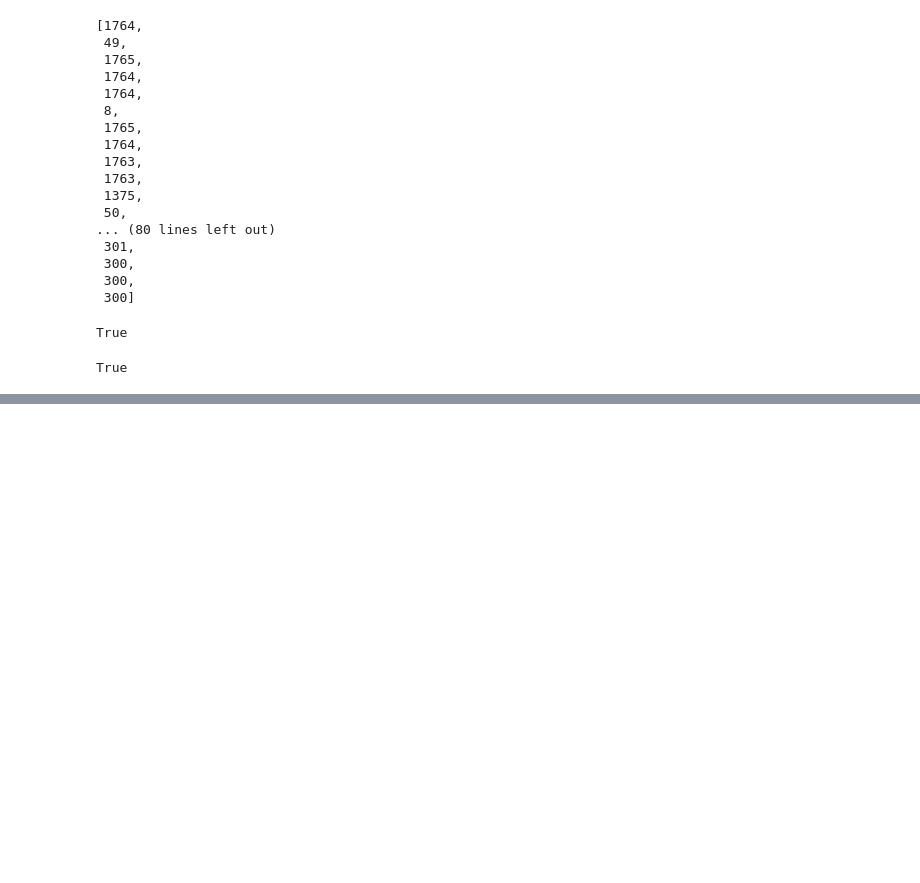
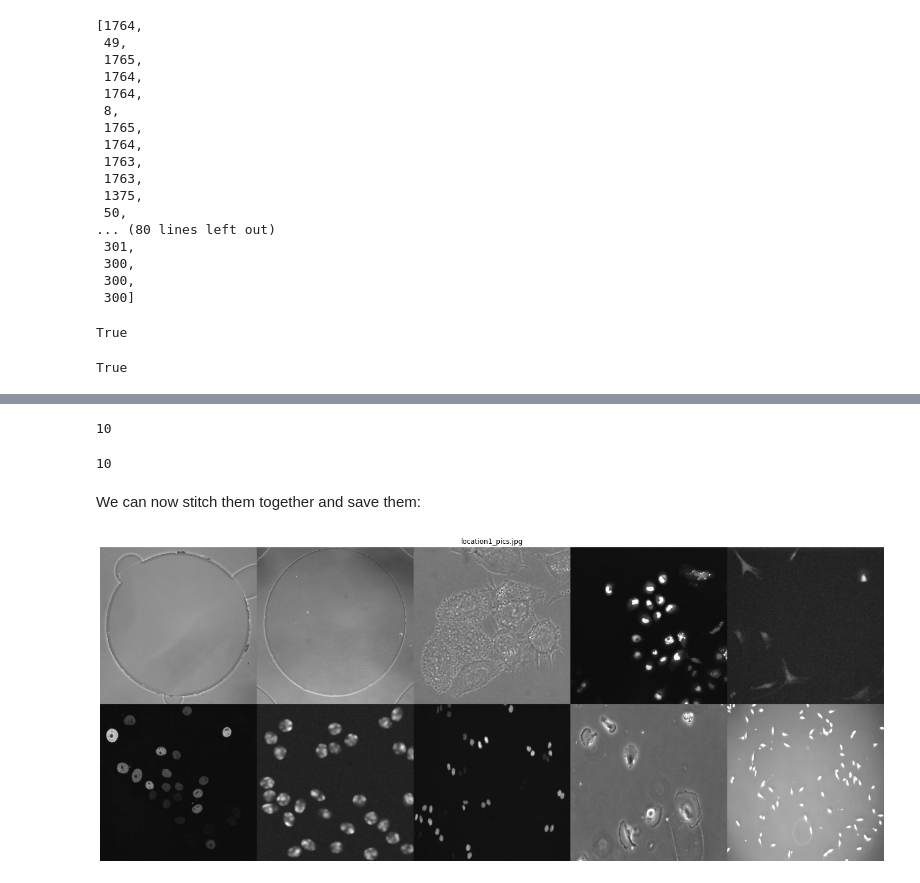
Before and after one commit to alexgoudemond/COMP700, a Jupyter notebook: 006_Processing_Of_Images.ipynb, the cells around one changed output, grey strips where cells are left out. Saved outputs shown, nothing was run; the diff lists cells and outputs as text; code cells hidden in the pictures; blank space fills up the shorter version.

Commit message:
Completed 006
Verified processed images match the processing done in 005

```diff
--- a/006_Processing_Of_Images.ipynb
+++ b/006_Processing_Of_Images.ipynb
@@ -348,0 +451,58 @@ True
+# %%
+location1 = "..\\..\\Comp700_Processed_DataSets_1"
+location1_pics = getFirstTenPics(location1, directory_array)
+
+print( len(location1_pics) )
+# %% [output]
+10
+# %%
+location2 = "..\\..\\Comp700_Processed_DataSets_2"
+location2_pics = getFirstTenPics(location2, directory_array)
+
+print( len(location1_pics) )
+# %% [output]
+10
+# %% [markdown]
+We can now stitch them together and save them:
+# %%
+# from PIL.Image import fromarray
+
+def stitchTogetherPics(array_of_images):
+    # top level
+    myList = (array_of_images[0], array_of_images[1], array_of_images[2], array_of_images[3], array_of_images[4])
+    numpy_horizontal_top = np.hstack(myList)
+
+    # bottom level
+    myList = (array_of_images[5], array_of_images[6], array_of_images[7], array_of_images[8], array_of_images[9])
+    numpy_horizontal_bottom = np.hstack(myList)
+
+    # stick 2 ontop of one another
+    myList = (numpy_horizontal_top, numpy_horizontal_bottom)
+    numpy_final_pic_concat = np.concatenate(myList, axis=0)
+
+    return numpy_final_pic_concat
+
+# save and show in cell
+def saveAndShow(desired_directory, image_array, picName):
+    fileName = desired_directory + "\\" + picName
+
+    # Save pic to file, using Pillow!
+    new_img = fromarray(stitchTogetherPics(image_array))
+    new_img.save(fileName) # save using Pillow
+
+    width = 30
+    height = 10
+    fig = plt.figure()
+    fig.set_figwidth(width); fig.set_figheight(height)
+
+    new_img = plt.imread(fileName)
+    plt.title(picName)
+    plt.axis('off')
+    plt.imshow(new_img, cmap='gray')
+# %%
+destination_directory = "006_Processed_Pics"
+tryMakeDirectory(current_directory, destination_directory)
+# %%
+saveAndShow(destination_directory, location1_pics, "location1_pics.jpg")
+# %% [output]
+[figure, added]
```
Also changed, not shown: parts of 17 cells of this notebook, 2 other files.
